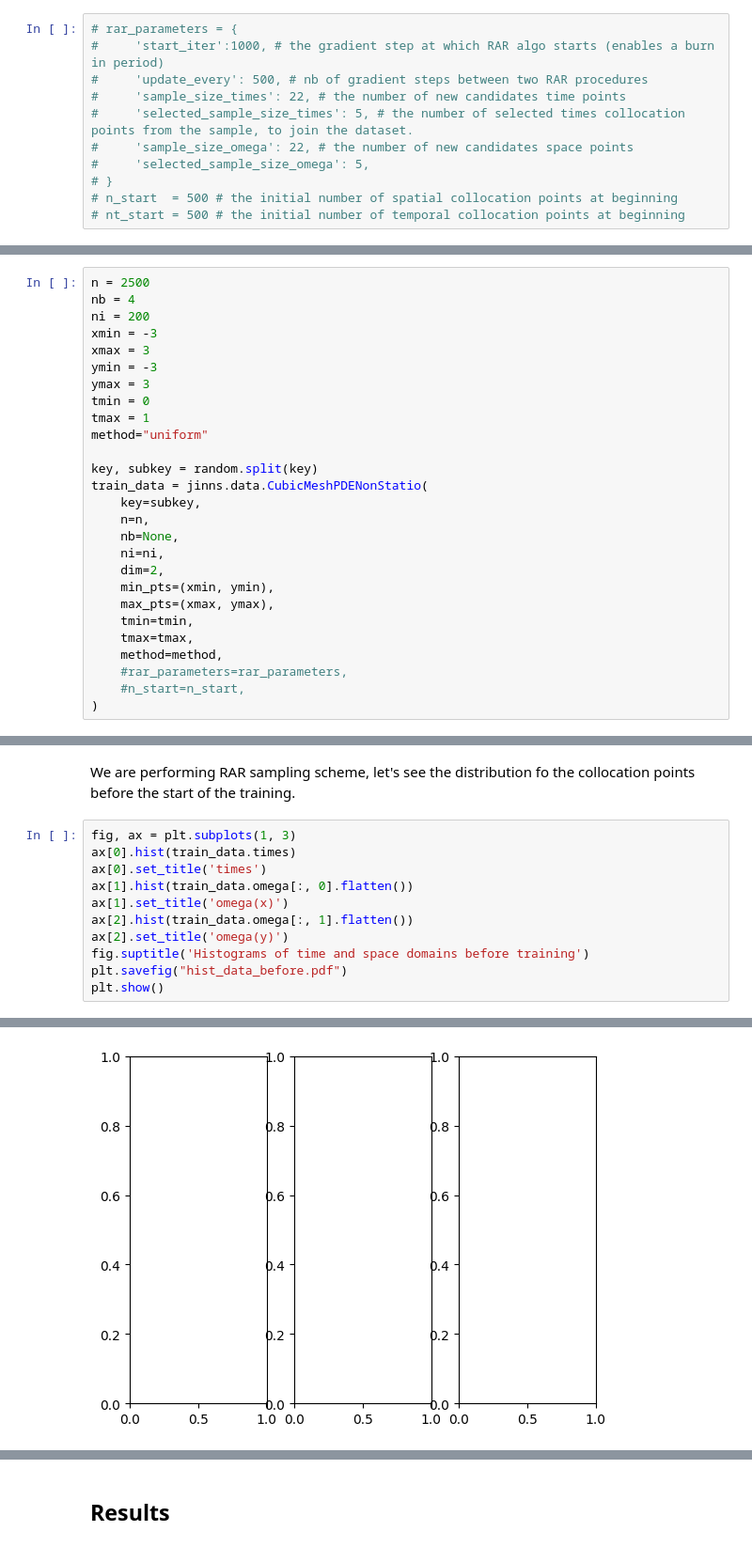
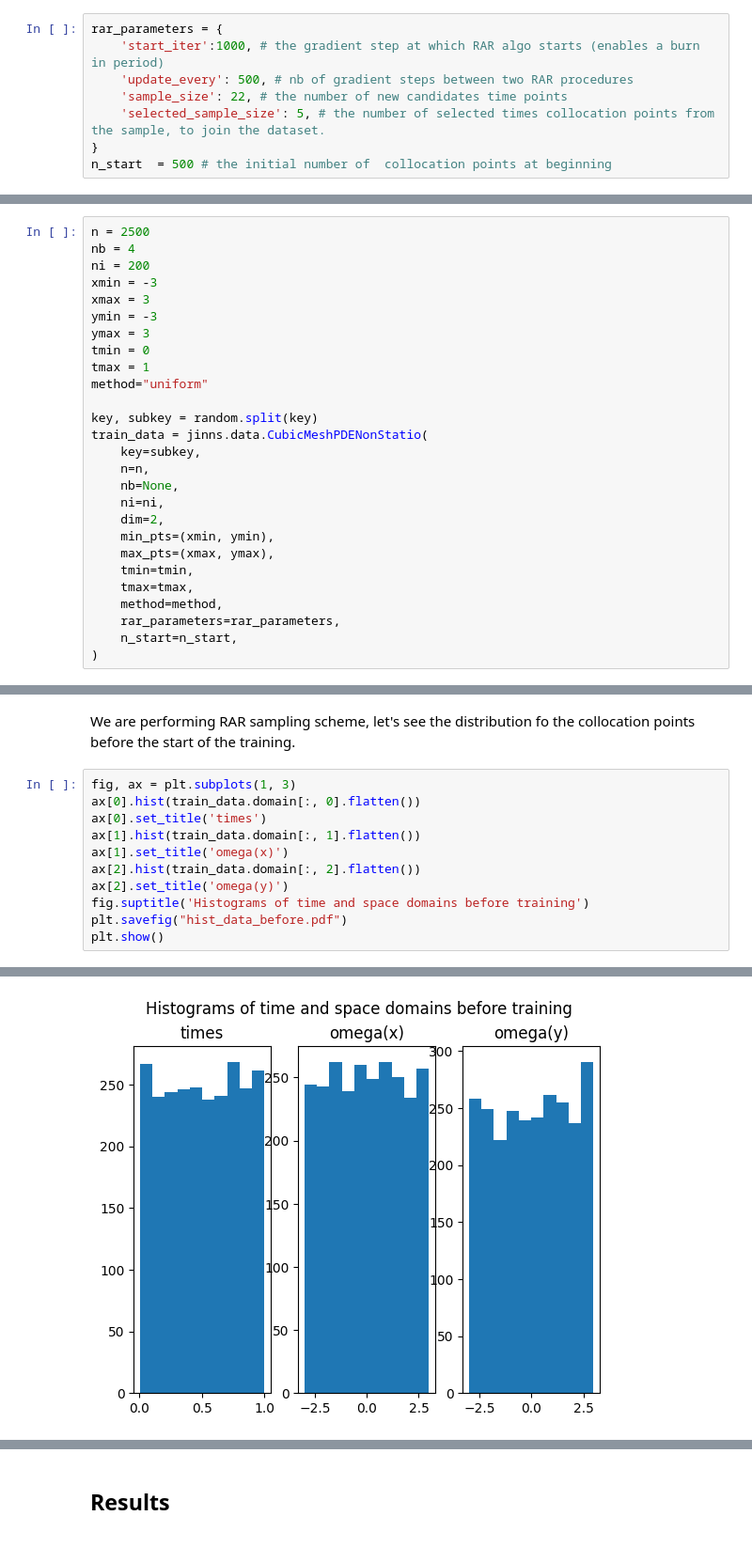
Before and after one commit to mia-jinns/jinns, a Jupyter notebook: Notebooks/PDE/2D_non_stationary_OU.ipynb, the cells around one changed output, grey strips where cells are left out. Shown at 94% size. Saved outputs shown, nothing was run; the diff lists cells and outputs as text.

```diff
--- a/Notebooks/PDE/2D_non_stationary_OU.ipynb
+++ b/Notebooks/PDE/2D_non_stationary_OU.ipynb
@@ -62,14 +62,11 @@ Create the DataGenerator object. In this notebook we illustrate an example using
 
 Thus we first define an additional dictionary of parameters for the RAR algorithm, it will be passed at the initialization of the DataGenerator:
 # %%
-# rar_parameters = {
-#     'start_iter':1000, # the gradient step at which RAR algo starts (enables a burn in period)
-#     'update_every': 500, # nb of gradient steps between two RAR procedures
-#     'sample_size_times': 22, # the number of new candidates time points
-#     'selected_sample_size_times': 5, # the number of selected times collocation points from the sample, to join the dataset.
-#     'sample_size_omega': 22, # the number of new candidates space points
-#     'selected_sample_size_omega': 5,
-# }
-# n_start  = 500 # the initial number of spatial collocation points at beginning
-# nt_start = 500 # the initial number of temporal collocation points at beginning
+rar_parameters = {
+    'start_iter':1000, # the gradient step at which RAR algo starts (enables a burn in period)
+    'update_every': 500, # nb of gradient steps between two RAR procedures
+    'sample_size': 22, # the number of new candidates time points
+    'selected_sample_size': 5, # the number of selected times collocation points from the sample, to join the dataset.
+}
+n_start  = 500 # the initial number of  collocation points at beginning
 # %% [markdown]
@@ -106,8 +105,8 @@ train_data = jinns.data.CubicMeshPDENonStatio(
     tmin=tmin,
     tmax=tmax,
     method=method,
-    #rar_parameters=rar_parameters,
-    #n_start=n_start,
+    rar_parameters=rar_parameters,
+    n_start=n_start,
 )
 # %% [markdown]
 ## Model parameters
@@ -242,11 +232,11 @@ params = init_params
 We are performing RAR sampling scheme, let's see the distribution fo the collocation points before the start of the training.
 # %%
 fig, ax = plt.subplots(1, 3)
-ax[0].hist(train_data.times)
+ax[0].hist(train_data.domain[:, 0].flatten())
 ax[0].set_title('times')
-ax[1].hist(train_data.omega[:, 0].flatten())
+ax[1].hist(train_data.domain[:, 1].flatten())
 ax[1].set_title('omega(x)')
-ax[2].hist(train_data.omega[:, 1].flatten())
+ax[2].hist(train_data.domain[:, 2].flatten())
 ax[2].set_title('omega(y)')
 fig.suptitle('Histograms of time and space domains before training')
 plt.savefig("hist_data_before.pdf")
@@ -256,4 +245,4 @@ AttributeError: 'CubicMeshPDENonStatio' object has no attribute 'times'
-[figure, old version]
+[figure, new version]
 # %%
 key, subkey = random.split(key, 2)
 params, total_loss_list, loss_by_term_dict, train_data, loss, _, _ , _, _ = jinns.solve(
```
Also changed, not shown: parts of 19 cells of this notebook, 1 other file.
